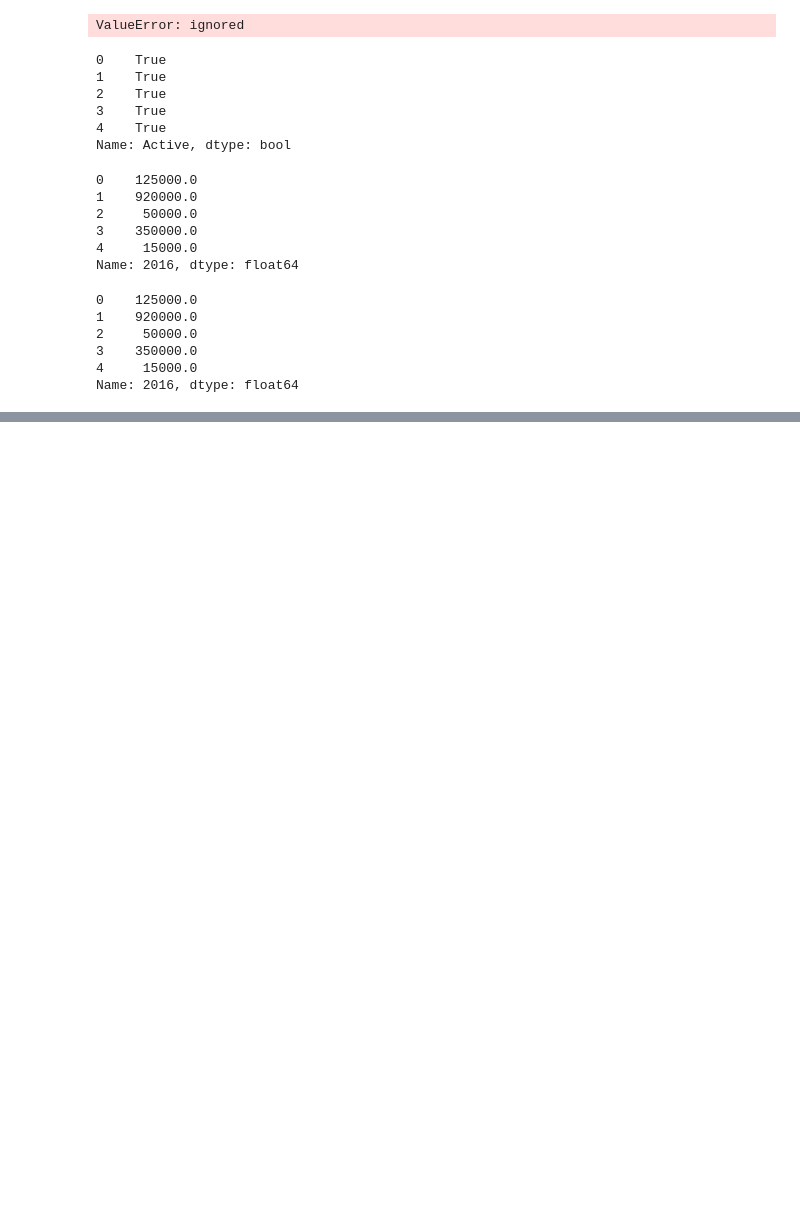
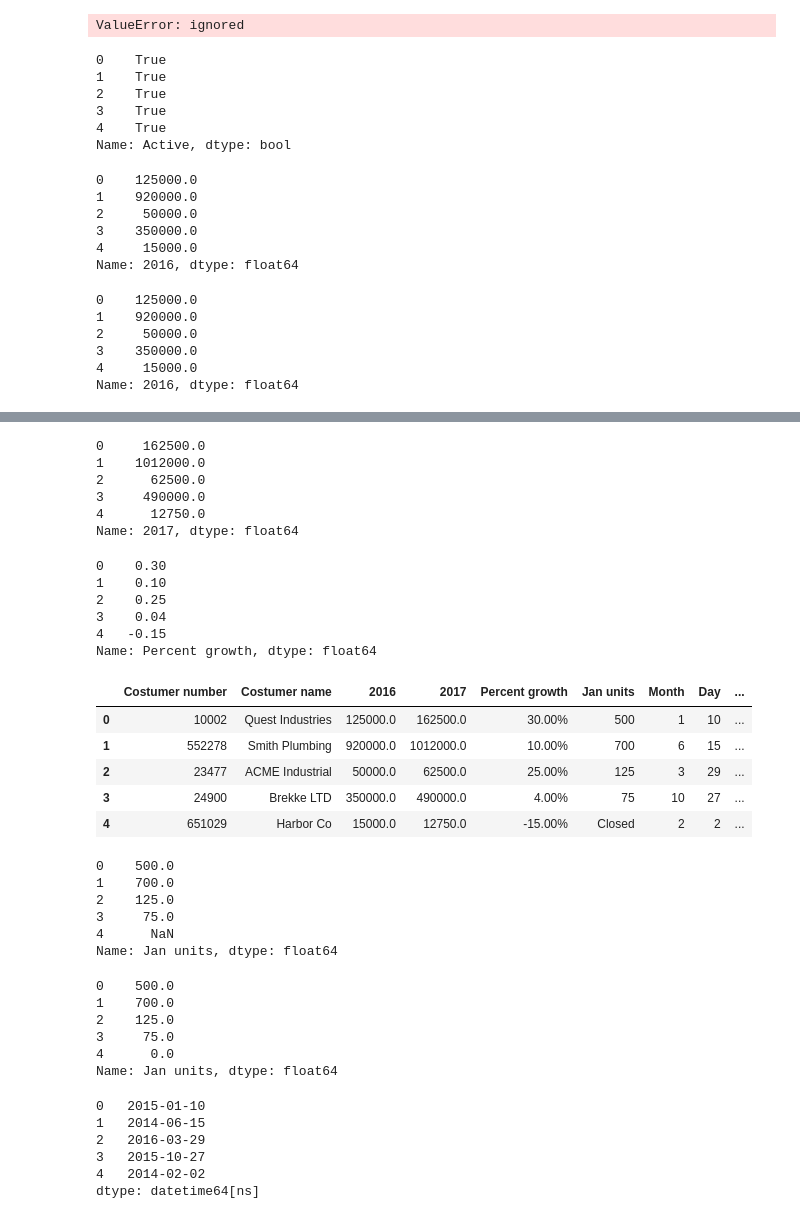
Before and after one commit to IqbalPratama17/Machine-Learning, a Jupyter notebook: Tugas3.ipynb, the cells around one changed output, grey strips where cells are left out. Cells and saved outputs as stored; diff of their text form; code cells hidden in the pictures; blank space fills up the shorter version.

```diff
--- a/Tugas3.ipynb
+++ b/Tugas3.ipynb
@@ -128,3 +128,8 @@ dataset['2016']
 3    350000.0
 4     15000.0
 Name: 2016, dtype: float64
+# %%
+# Menghilangkan simbol ‘$’ di fitur 2016 dan 2017.
+def convert_currency(val):
+  new_val = val.replace(',','').replace('$', '')
+  return float(new_val)
@@ -130,0 +146,12 @@ Name: 2016, dtype: float64
+# %%
+# Set kolom 2017 untuk menjalankan fungsi tsb dan lihat hasilnya
+dataset['2017']=dataset['2017'].apply(convert_currency)
+# %%
+dataset['2017']
+# %% [output]
+0     162500.0
+1    1012000.0
+2      62500.0
+3     490000.0
+4      12750.0
+Name: 2017, dtype: float64
@@ -130,0 +163,56 @@ Name: 2016, dtype: float64
+# %%
+# Jalankan fungsi tersebut dan cek hasilnya.
+# Fungsi tersebut akan menghilangkan simbol “%” dari dataset, kemudian membagi nilainya dengan angka 100.
+dataset['Percent growth'].apply(convert_percent)
+# %% [output]
+0    0.30
+1    0.10
+2    0.25
+3    0.04
+4   -0.15
+Name: Percent growth, dtype: float64
+# %%
+# Konversi tipe data boolean
+# Untuk mengkonversi kolom Active yang sebelumnya gagal kita konversikan ke dalam tipe data boolean
+# akan kita gunakan np.where().
+dataset["Active"] = np.where(dataset["Active"] == "Y", True, False)
+# %%
+dataset
+# %% [output]
+|  | Costumer number | Costumer name | 2016 | 2017 | Percent growth | Jan units | Month | Day | ... |
+| 0 | 10002 | Quest Industries | 125000.0 | 162500.0 | 30.00% | 500 | 1 | 10 | ... |
+| 1 | 552278 | Smith Plumbing | 920000.0 | 1012000.0 | 10.00% | 700 | 6 | 15 | ... |
+| 2 | 23477 | ACME Industrial | 50000.0 | 62500.0 | 25.00% | 125 | 3 | 29 | ... |
+| 3 | 24900 | Brekke LTD | 350000.0 | 490000.0 | 4.00% | 75 | 10 | 27 | ... |
+| 4 | 651029 | Harbor Co | 15000.0 | 12750.0 | -15.00% | Closed | 2 | 2 | ... |
+# %%
+# Fungsi-fungsi bantuan pada Pandas helper
+# 1. Fungsi pd.numeric, digunakan untuk mengkonversikan isi dataset menjadi numerik.
+pd.to_numeric(dataset['Jan units'], errors='coerce')
+# %% [output]
+0    500.0
+1    700.0
+2    125.0
+3     75.0
+4      NaN
+Name: Jan units, dtype: float64
+# %%
+# Fungsi pd.to_numeric juga memiliki parameter fillna(x) dengan nilai x sesuai dengan yang diinginkan
+pd.to_numeric(dataset['Jan units'], errors='coerce').fillna(0)
+# %% [output]
+0    500.0
+1    700.0
+2    125.0
+3     75.0
+4      0.0
+Name: Jan units, dtype: float64
+# %%
+# 2. Fungsi selanjutnya adalah pd.to_datetime yang akan mengkonversikan data dalam format tanggal atau jam.
+pd.to_datetime(dataset[['Month', 'Day', 'Year']])
+# %% [output]
+0   2015-01-10
+1   2014-06-15
+2   2016-03-29
+3   2015-10-27
+4   2014-02-02
+dtype: datetime64[ns]
```
Also changed, not shown: parts of 4 cells of this notebook.
